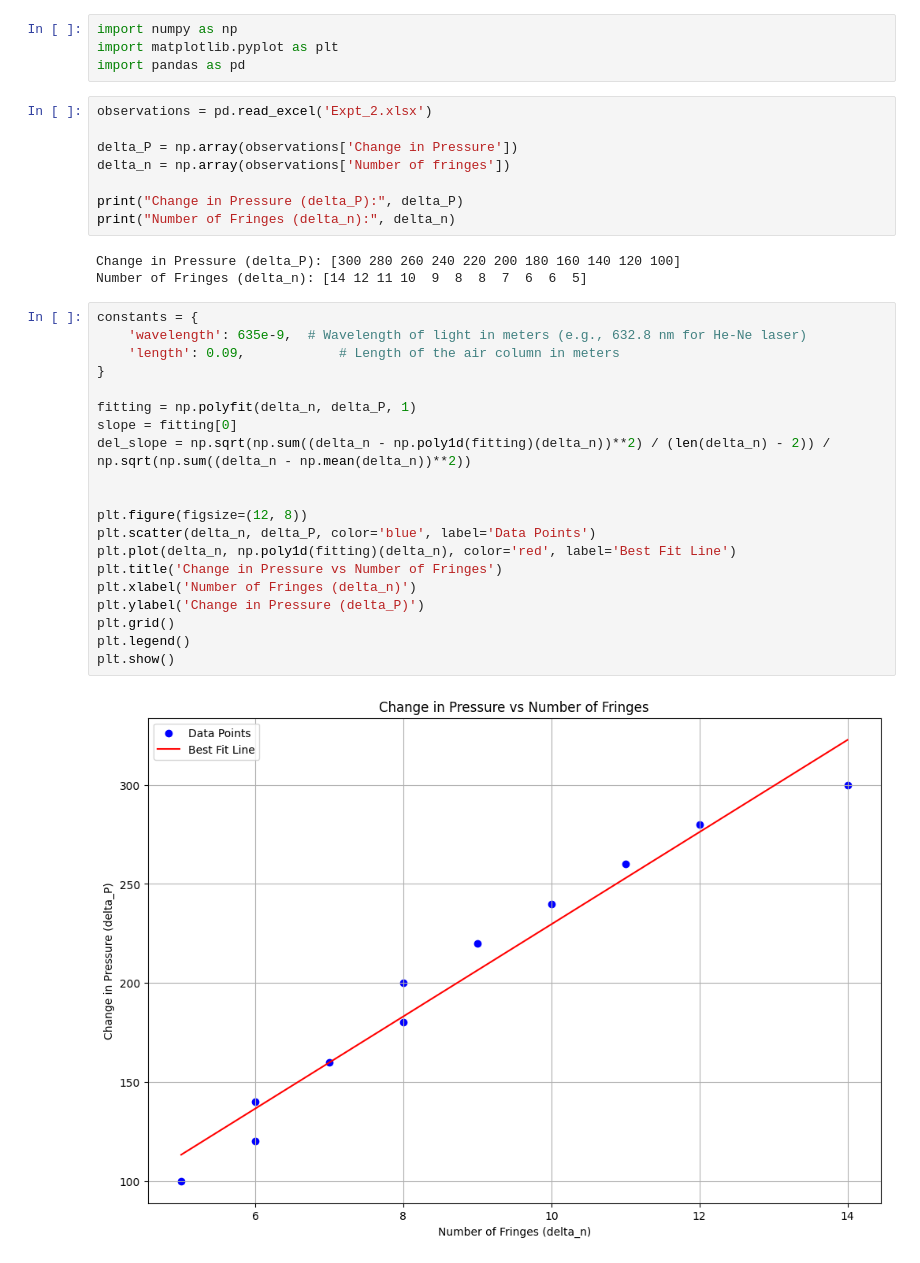
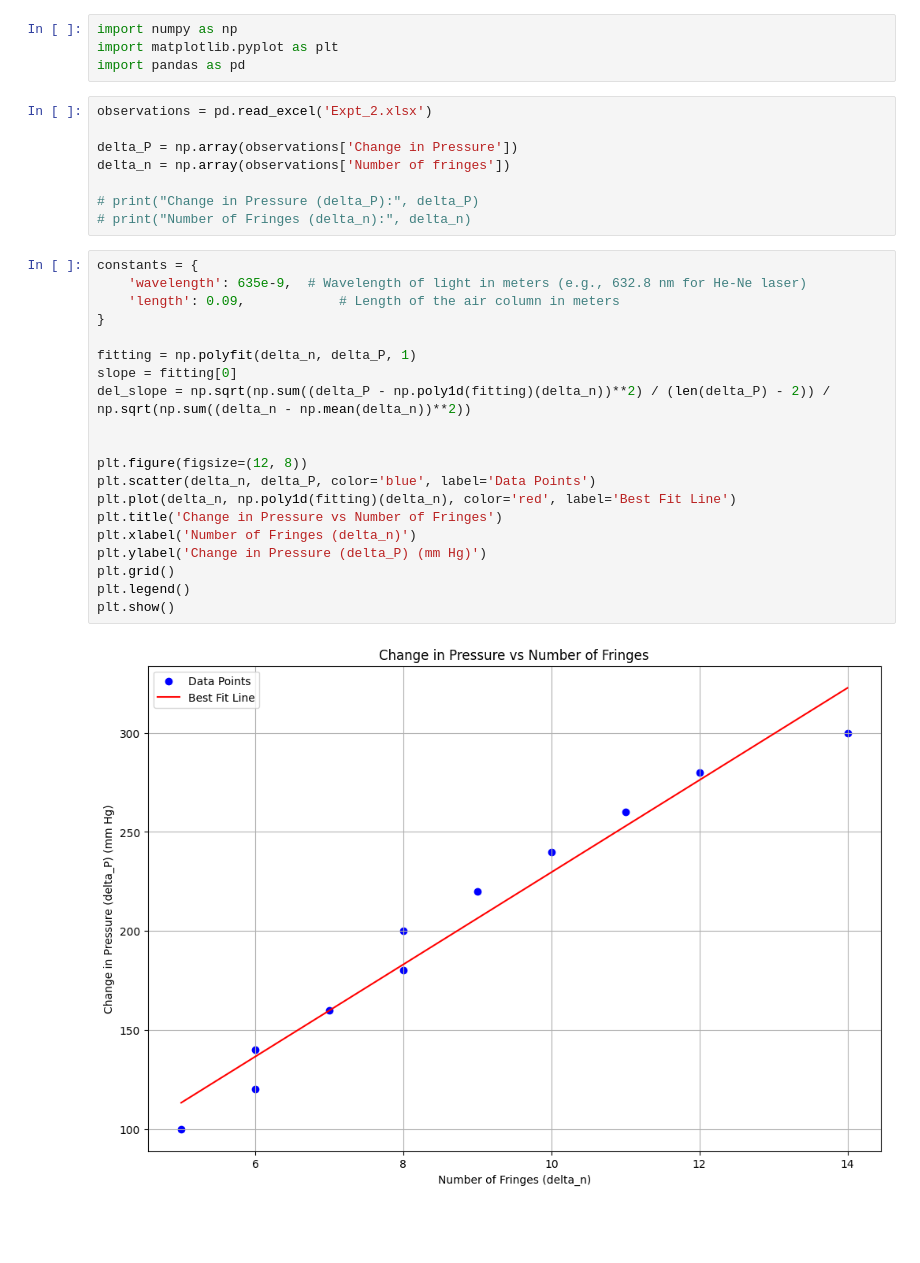
Before and after one commit to aryajoshi0110/Optics_Lab, a Jupyter notebook: Experiment-2/Experiment_2.ipynb, the cells around one changed output. Saved outputs shown, nothing was run; the diff lists cells and outputs as text; blank space fills up the shorter version.

```diff
--- a/Experiment-2/Experiment_2.ipynb
+++ b/Experiment-2/Experiment_2.ipynb
@@ -18,33 +18,30 @@ observations = pd.read_excel('Expt_2.xlsx')
 delta_P = np.array(observations['Change in Pressure'])
 delta_n = np.array(observations['Number of fringes'])
 
-print("Change in Pressure (delta_P):", delta_P)
-print("Number of Fringes (delta_n):", delta_n)
+# print("Change in Pressure (delta_P):", delta_P)
+# print("Number of Fringes (delta_n):", delta_n)
-# %% [output]
-Change in Pressure (delta_P): [300 280 260 240 220 200 180 160 140 120 100]
-Number of Fringes (delta_n): [14 12 11 10  9  8  8  7  6  6  5]
 # %%
 constants = {
     'wavelength': 635e-9,  # Wavelength of light in meters (e.g., 632.8 nm for He-Ne laser)
     'length': 0.09,            # Length of the air column in meters
 }
 
 fitting = np.polyfit(delta_n, delta_P, 1)
 slope = fitting[0]
-del_slope = np.sqrt(np.sum((delta_n - np.poly1d(fitting)(delta_n))**2) / (len(delta_n) - 2)) / np.sqrt(np.sum((delta_n - np.mean(delta_n))**2))
+del_slope = np.sqrt(np.sum((delta_P - np.poly1d(fitting)(delta_n))**2) / (len(delta_P) - 2)) / np.sqrt(np.sum((delta_n - np.mean(delta_n))**2))
 
 
 plt.figure(figsize=(12, 8))
 plt.scatter(delta_n, delta_P, color='blue', label='Data Points')
 plt.plot(delta_n, np.poly1d(fitting)(delta_n), color='red', label='Best Fit Line')
 plt.title('Change in Pressure vs Number of Fringes')
 plt.xlabel('Number of Fringes (delta_n)')
-plt.ylabel('Change in Pressure (delta_P)')
+plt.ylabel('Change in Pressure (delta_P) (mm Hg)')
 plt.grid()
 plt.legend()
 plt.show()
 # %% [output]
-[figure, old version]
+[figure, new version]
 # %%
 k = constants['wavelength'] / (constants['length'] * fitting[0])
 print(f"Calculated value of k: {k:.4e}")
```
Also changed, not shown: parts of 3 cells of this notebook.
